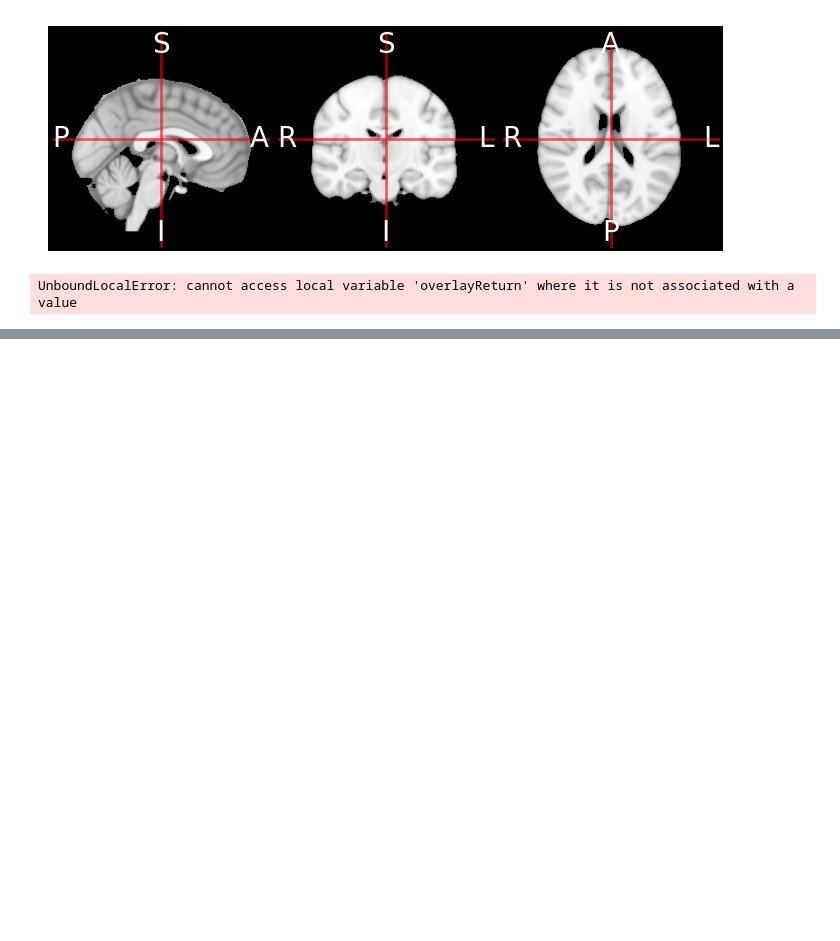
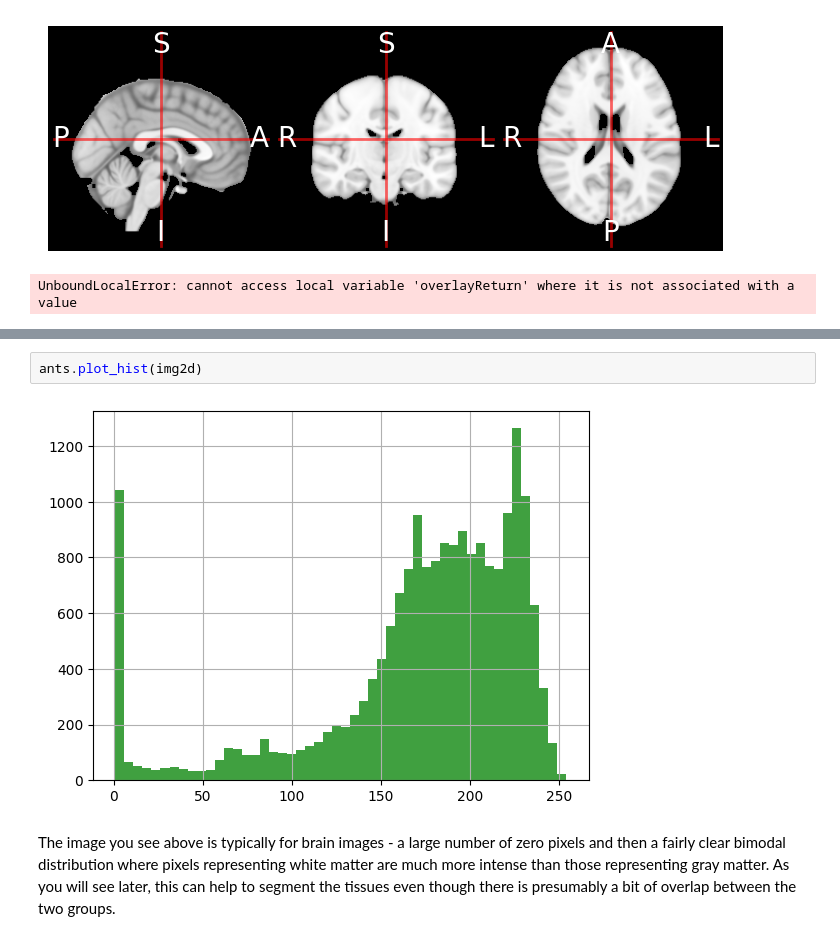
Before and after one commit to nitrain/book, a Jupyter notebook: book/01-05.ipynb, the cells around one changed output, grey strips where cells are left out. Drawn from its saved outputs; the diff is of its cells as text; blank space fills up the shorter version.

```diff
--- a/book/01-05.ipynb
+++ b/book/01-05.ipynb
@@ -53,0 +62,6 @@ UnboundLocalError: cannot access local variable 'overlayReturn' where it is not
+# %%
+ants.plot_hist(img2d)
+# %% [output]
+[figure, added]
+# %% [markdown]
+The image you see above is typically for brain images - a large number of zero pixels and then a fairly clear bimodal distribution where pixels representing white matter are much more intense than those representing gray matter. As you will see later, this can help to segment the tissues even though there is presumably a bit of overlap between the two groups.
```
Also changed, not shown: parts of 7 cells of this notebook, 2 other files.
